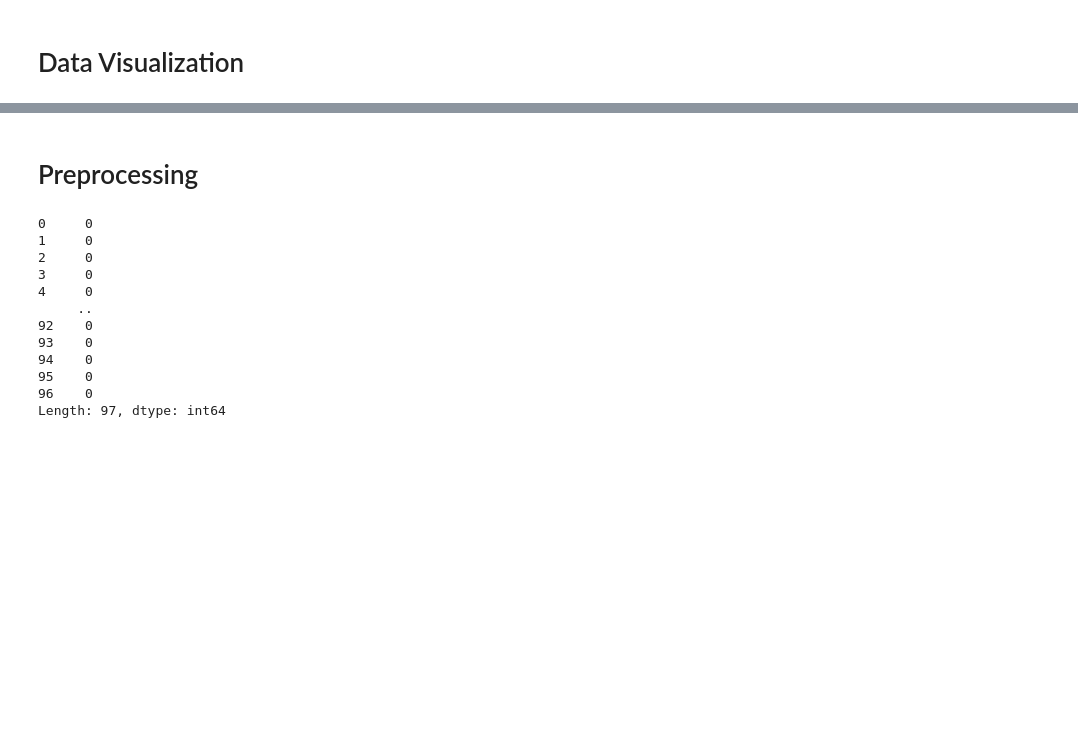
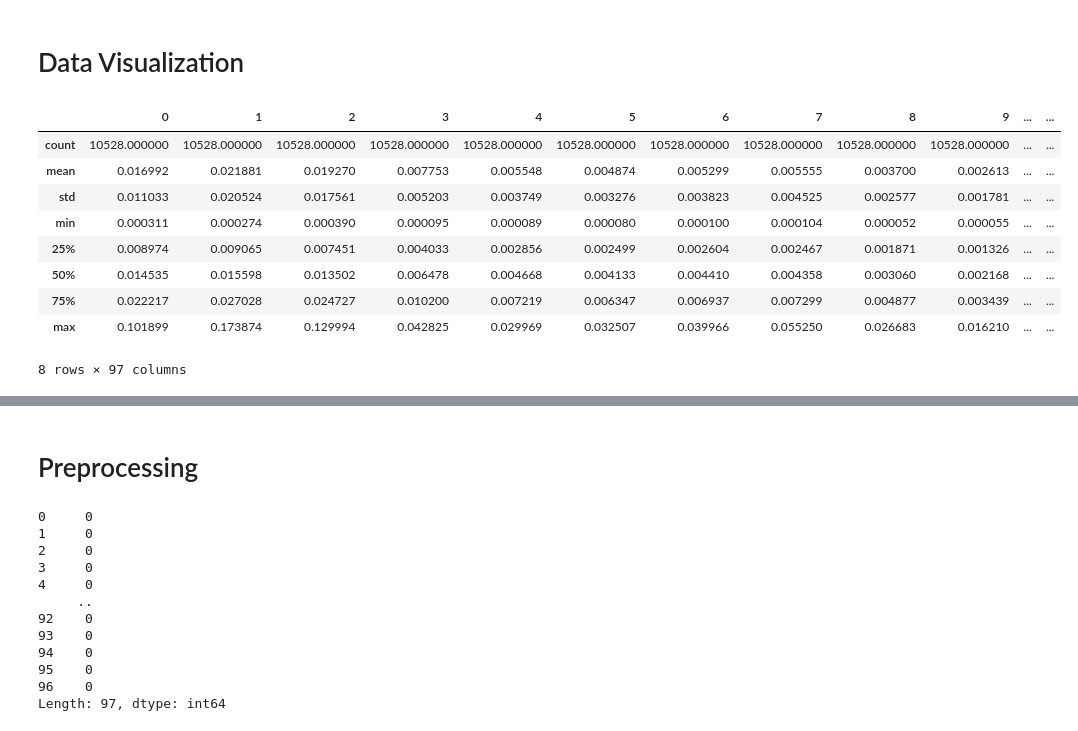
Before and after one commit to nsandlin1/EEG_Mining, a Jupyter notebook: EEG_Mining_Colab.ipynb, the cells around one changed output, grey strips where cells are left out. Saved outputs shown, nothing was run; the diff lists cells and outputs as text; code cells hidden in the pictures; blank space fills up the shorter version.

```diff
--- a/EEG_Mining_Colab.ipynb
+++ b/EEG_Mining_Colab.ipynb
@@ -44,5 +62,19 @@ train_subject1 = pd.concat([train_subject1_psd01, train_subject1_psd02, train_su
 # %% [markdown]
 # Data Visualization
+# %%
+# view general statistics on attributes
+train_subject1.describe()
+# %% [output]
+|  | 0 | 1 | 2 | 3 | 4 | 5 | 6 | 7 | 8 | 9 | ... | ... |
+| count | 10528.000000 | 10528.000000 | 10528.000000 | 10528.000000 | 10528.000000 | 10528.000000 | 10528.000000 | 10528.000000 | 10528.000000 | 10528.000000 | ... | ... |
+| mean | 0.016992 | 0.021881 | 0.019270 | 0.007753 | 0.005548 | 0.004874 | 0.005299 | 0.005555 | 0.003700 | 0.002613 | ... | ... |
+| std | 0.011033 | 0.020524 | 0.017561 | 0.005203 | 0.003749 | 0.003276 | 0.003823 | 0.004525 | 0.002577 | 0.001781 | ... | ... |
+| min | 0.000311 | 0.000274 | 0.000390 | 0.000095 | 0.000089 | 0.000080 | 0.000100 | 0.000104 | 0.000052 | 0.000055 | ... | ... |
+| 25% | 0.008974 | 0.009065 | 0.007451 | 0.004033 | 0.002856 | 0.002499 | 0.002604 | 0.002467 | 0.001871 | 0.001326 | ... | ... |
+| 50% | 0.014535 | 0.015598 | 0.013502 | 0.006478 | 0.004668 | 0.004133 | 0.004410 | 0.004358 | 0.003060 | 0.002168 | ... | ... |
+| 75% | 0.022217 | 0.027028 | 0.024727 | 0.010200 | 0.007219 | 0.006347 | 0.006937 | 0.007299 | 0.004877 | 0.003439 | ... | ... |
+| max | 0.101899 | 0.173874 | 0.129994 | 0.042825 | 0.029969 | 0.032507 | 0.039966 | 0.055250 | 0.026683 | 0.016210 | ... | ... |
+8 rows × 97 columns
 # %%
 # view occurance of different actions
 # actions are specified by column 97
```
Also changed, not shown: parts of 10 cells of this notebook.
